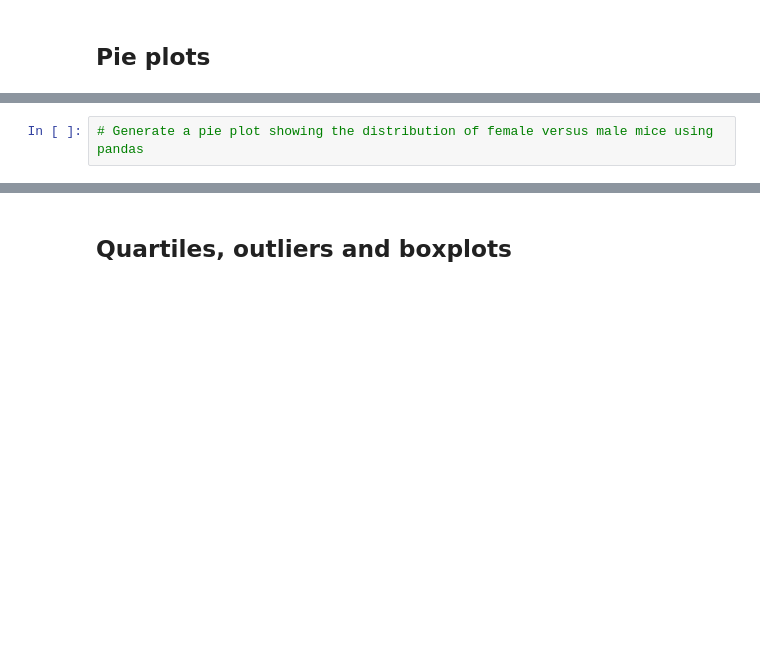
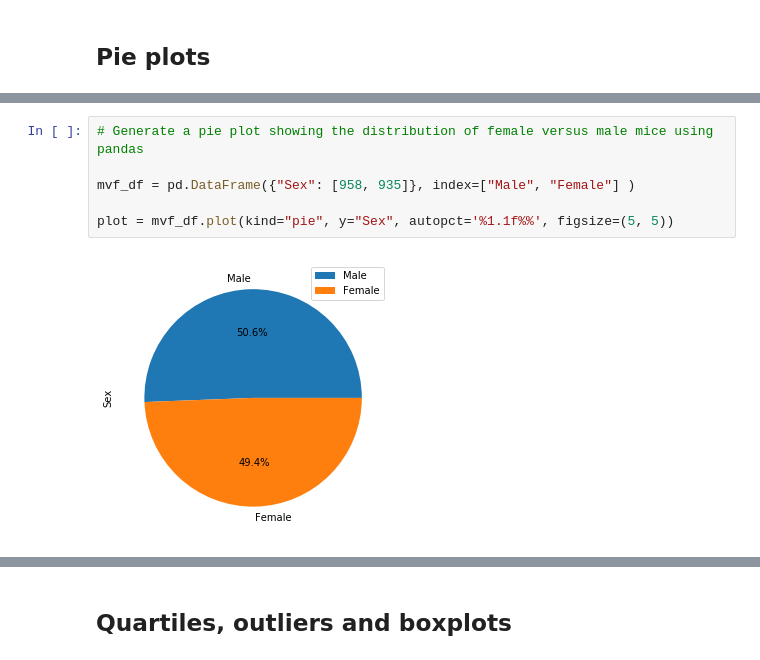
Before and after one commit to bford05/Pymaceuticals, a Jupyter notebook: Pymaceuticals.ipynb, the cells around one changed output, grey strips where cells are left out. Saved outputs shown, nothing was run; the diff lists cells and outputs as text; blank space fills up the shorter version.

```diff
--- a/Pymaceuticals.ipynb
+++ b/Pymaceuticals.ipynb
@@ -79,4 +104,10 @@ pand_bplot
 # %%
 # Generate a pie plot showing the distribution of female versus male mice using pandas
+
+mvf_df = pd.DataFrame({"Sex": [958, 935]}, index=["Male", "Female"] )
+
+plot = mvf_df.plot(kind="pie", y="Sex", autopct='%1.1f%%', figsize=(5, 5))
+# %% [output]
+[figure, added]
 # %%
 # Generate a pie plot showing the distribution of female versus male mice using pyplot
```
Also changed, not shown: parts of 5 cells of this notebook.
